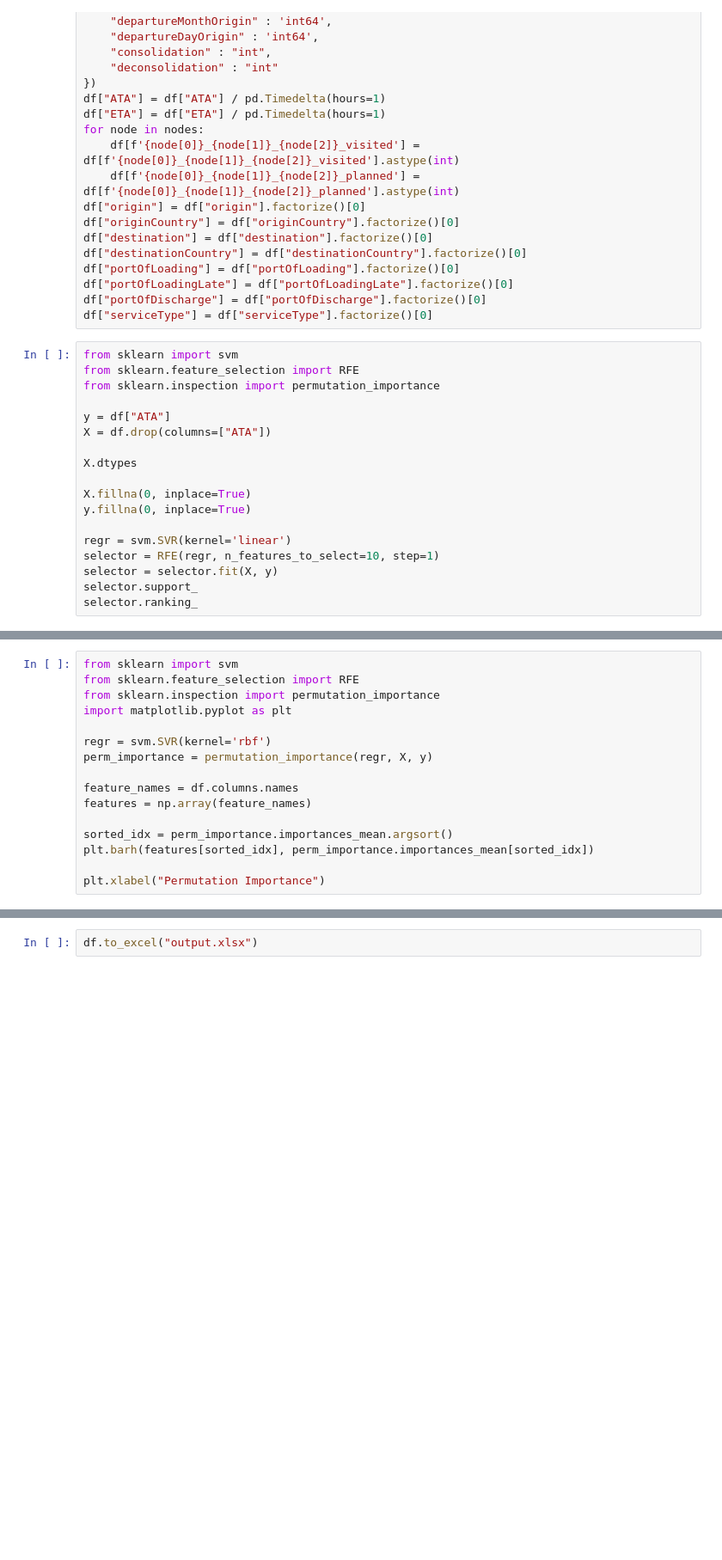
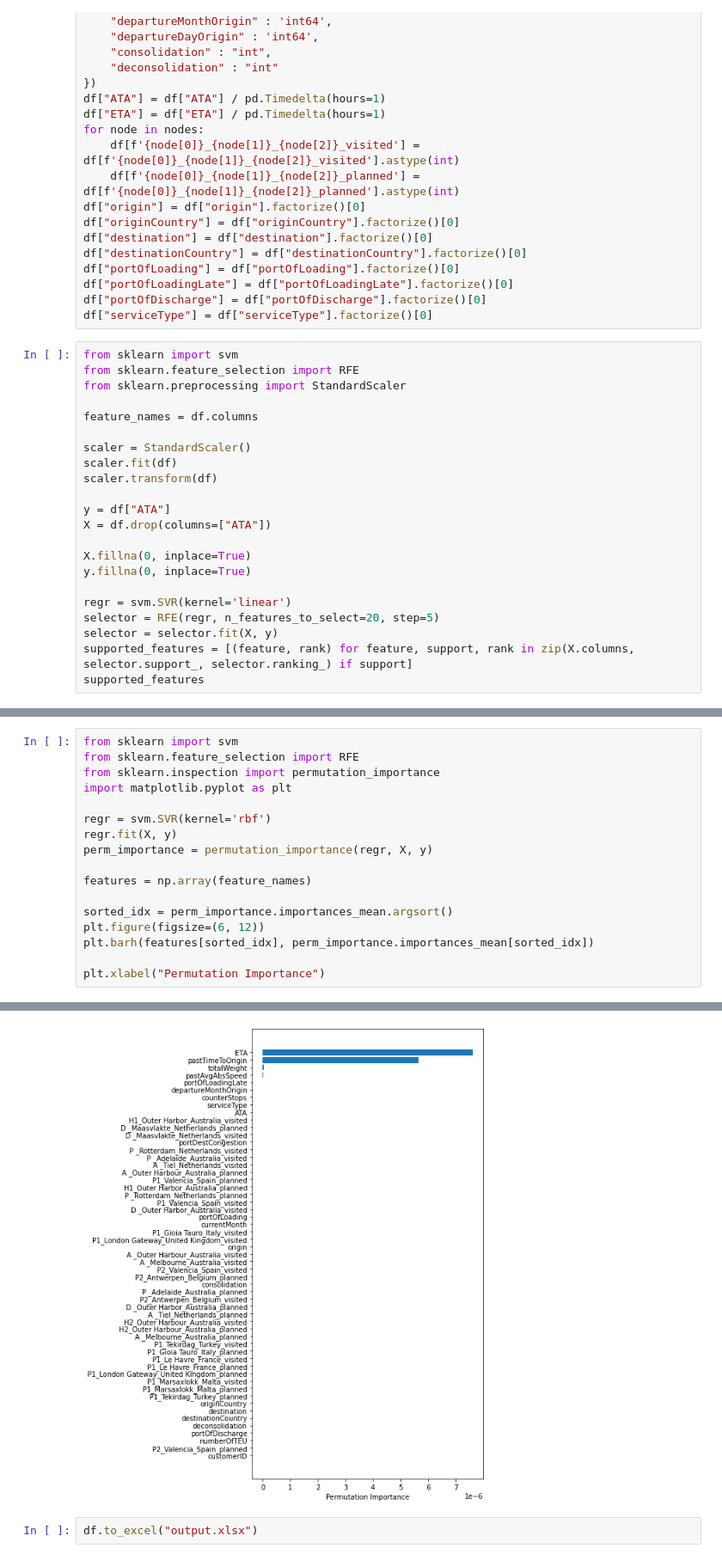
Before and after one commit to thijnalbers/ThesisCode, a Jupyter notebook: Notebook.ipynb, the cells around one changed output, grey strips where cells are left out. Shown: that part at 86% size. Drawn from its saved outputs; the diff is of its cells as text; blank space fills up the shorter version.

```diff
--- a/Notebook.ipynb
+++ b/Notebook.ipynb
@@ -150,18 +129,22 @@ df["serviceType"] = df["serviceType"].factorize()[0]
 # %%
 from sklearn import svm
 from sklearn.feature_selection import RFE
-from sklearn.inspection import permutation_importance
+from sklearn.preprocessing import StandardScaler
+
+feature_names = df.columns
+
+scaler = StandardScaler()
+scaler.fit(df)
+scaler.transform(df)
 
 y = df["ATA"]
 X = df.drop(columns=["ATA"])
-
-X.dtypes
 
 X.fillna(0, inplace=True)
 y.fillna(0, inplace=True)
 
 regr = svm.SVR(kernel='linear')
-selector = RFE(regr, n_features_to_select=10, step=1)
+selector = RFE(regr, n_features_to_select=20, step=5)
 selector = selector.fit(X, y)
-selector.support_
-selector.ranking_
+supported_features = [(feature, rank) for feature, support, rank in zip(X.columns, selector.support_, selector.ranking_) if support]
+supported_features
@@ -172,12 +176,14 @@ from sklearn.inspection import permutation_importance
 import matplotlib.pyplot as plt
 
 regr = svm.SVR(kernel='rbf')
+regr.fit(X, y)
 perm_importance = permutation_importance(regr, X, y)
 
-feature_names = df.columns.names
 features = np.array(feature_names)
 
 sorted_idx = perm_importance.importances_mean.argsort()
+plt.figure(figsize=(6, 12))
 plt.barh(features[sorted_idx], perm_importance.importances_mean[sorted_idx])
 
 plt.xlabel("Permutation Importance")
+# %% [output]
@@ -184,3 +191,4 @@ plt.xlabel("Permutation Importance")
+[figure, added]
 # %%
 df.to_excel("output.xlsx")
 # %%
```
Also changed, not shown: parts of 5 cells of this notebook.
